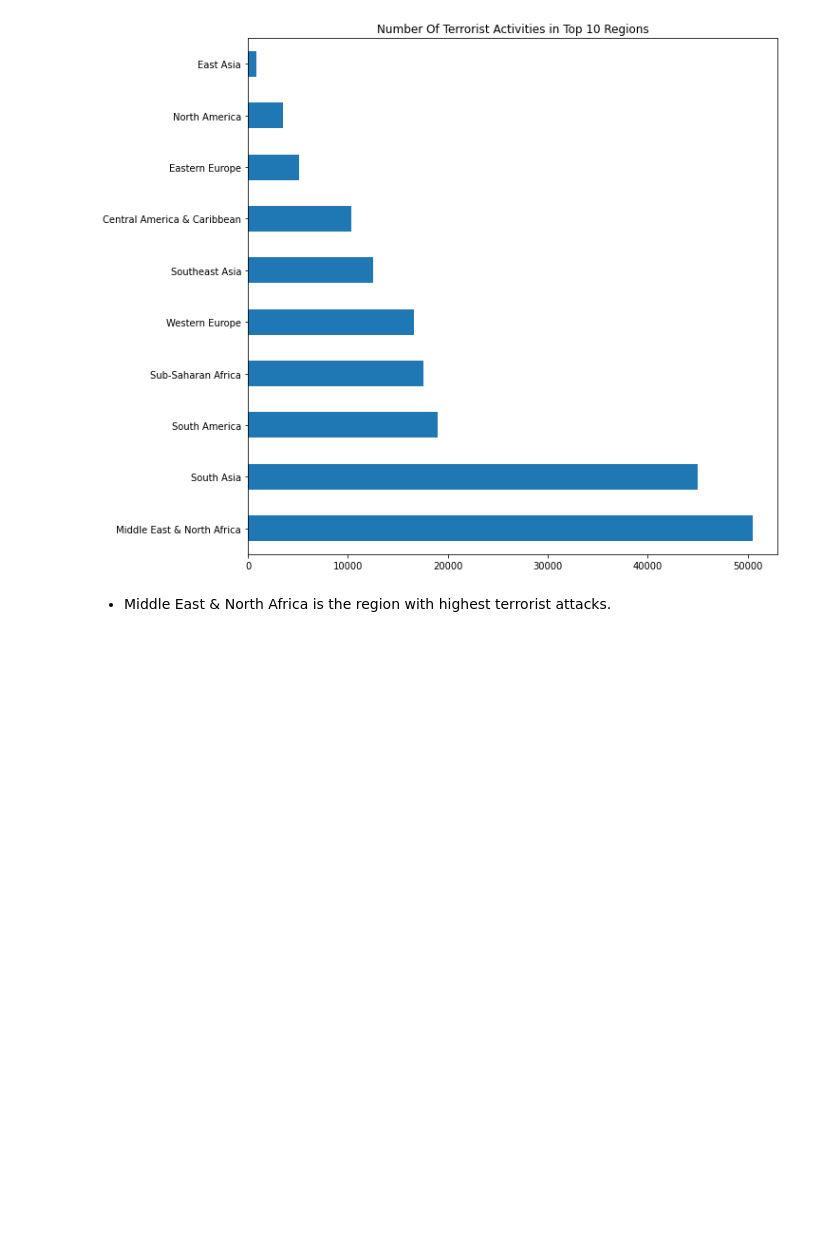
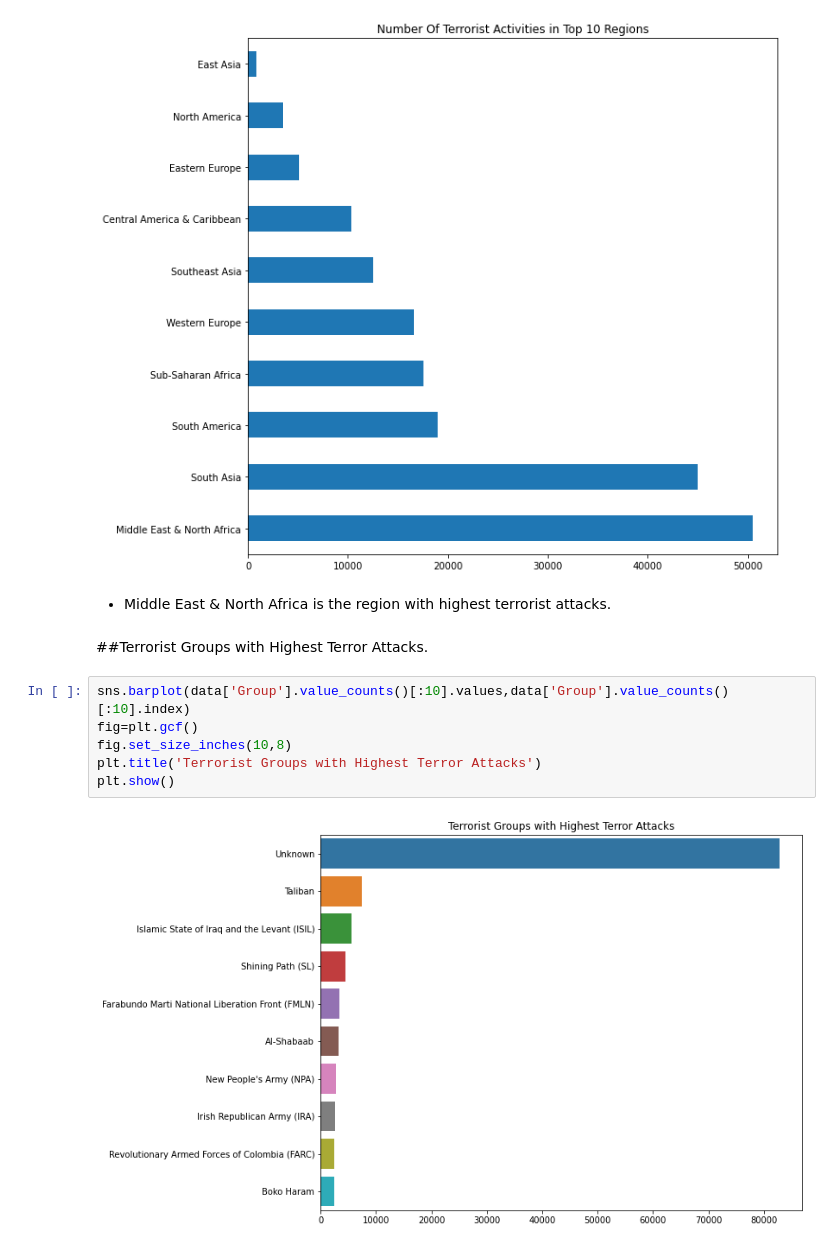
Before and after one commit to himanshukhasdev/Global-Terrorism-Analysis, a Jupyter notebook: Himanshu_Khasdev_Global_Terrorism_Analysis_Capstone_Project.ipynb, the cells around one changed output. Saved outputs shown, nothing was run; the diff lists cells and outputs as text; blank space fills up the shorter version.

```diff
--- a/Himanshu_Khasdev_Global_Terrorism_Analysis_Capstone_Project.ipynb
+++ b/Himanshu_Khasdev_Global_Terrorism_Analysis_Capstone_Project.ipynb
@@ -386,3 +386,13 @@ Text(0.5, 1.0, 'Number Of Terrorist Activities in Top 10 Regions')
 [figure]
 # %% [markdown]
 *   Middle East & North Africa is the region with highest terrorist attacks.
+# %% [markdown]
+##Terrorist Groups with Highest Terror Attacks.
+# %%
+sns.barplot(data['Group'].value_counts()[:10].values,data['Group'].value_counts()[:10].index)
+fig=plt.gcf()
+fig.set_size_inches(10,8)
+plt.title('Terrorist Groups with Highest Terror Attacks')
+plt.show()
+# %% [output]
+[figure, added]
```
Also changed, not shown: parts of 23 cells of this notebook.
